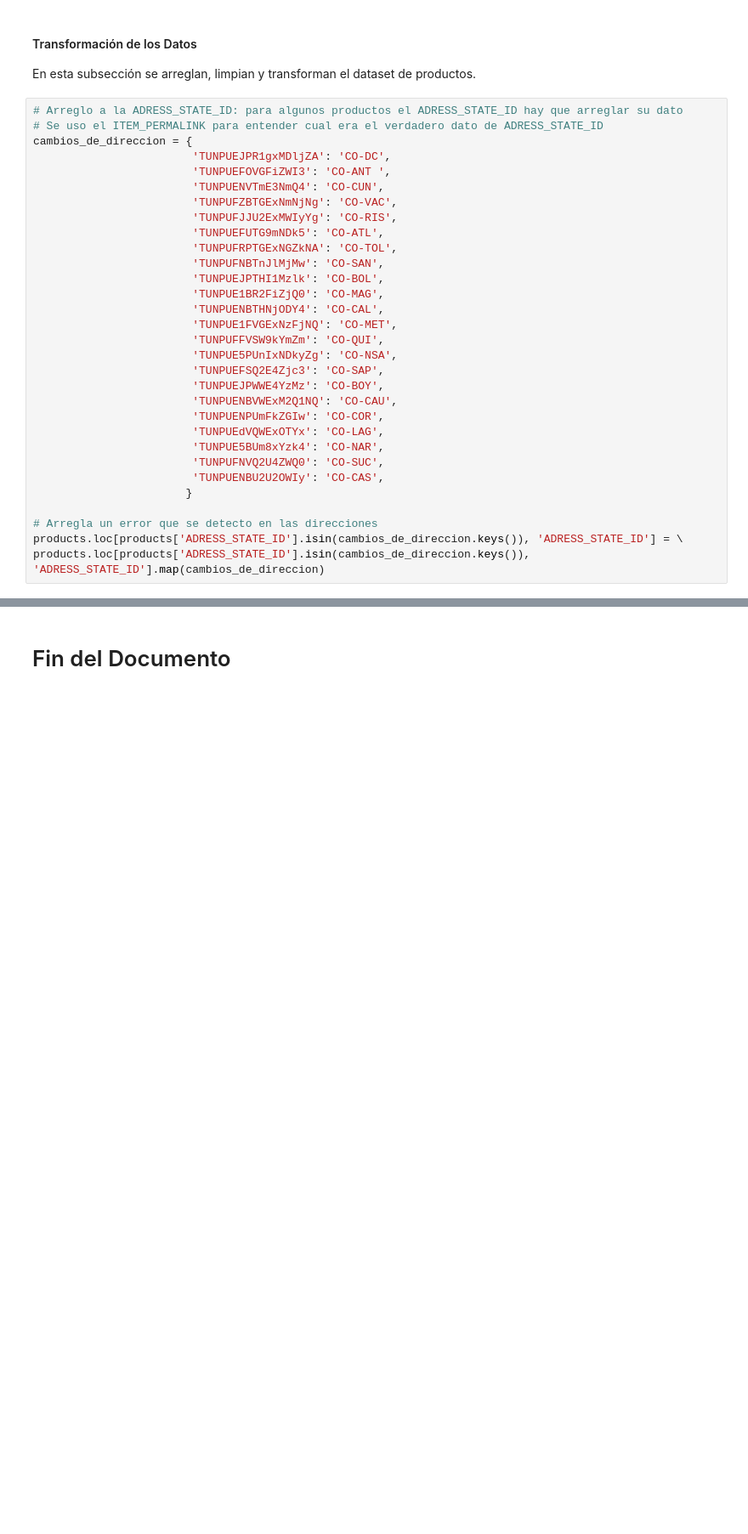
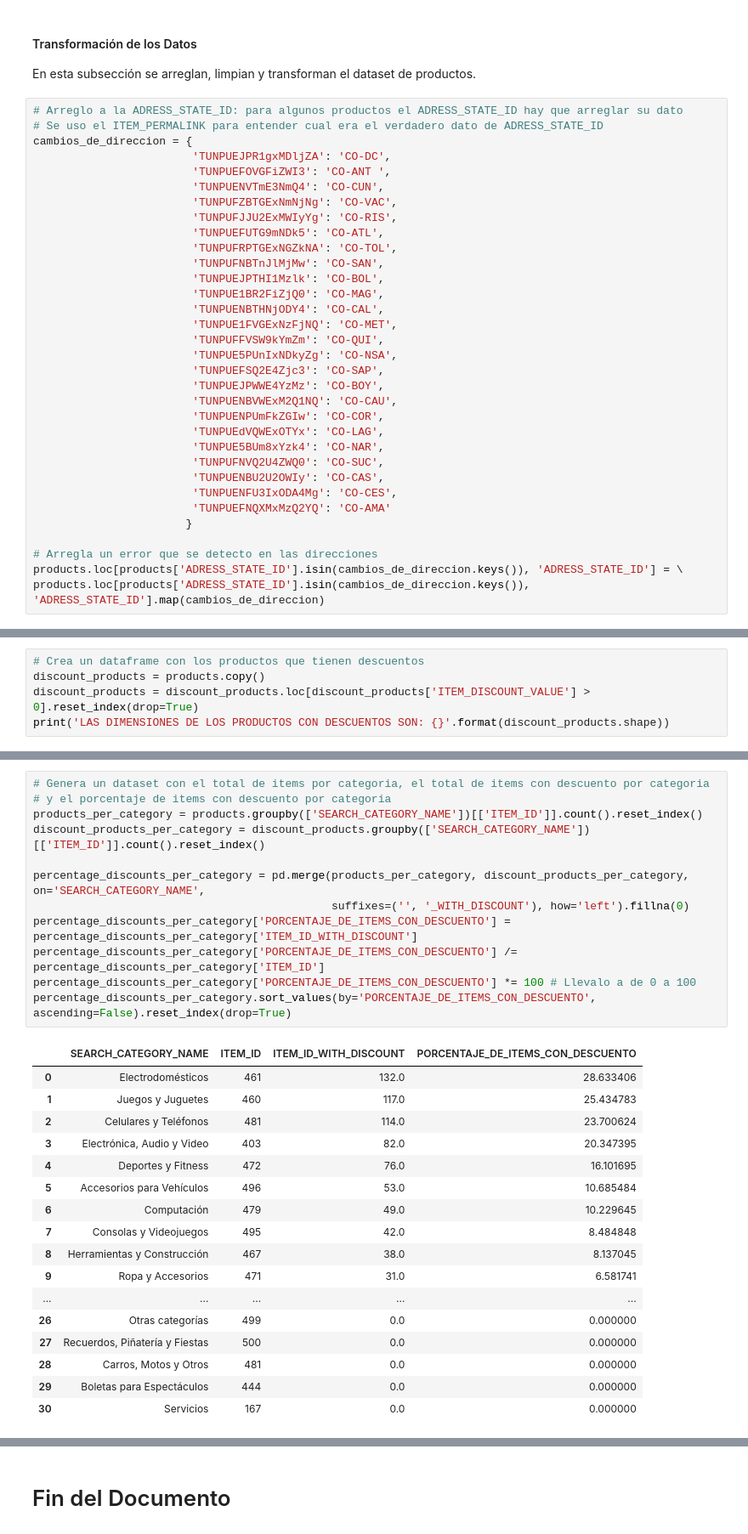
Before and after one commit to juanse1608/MeliMLChallenge, a Jupyter notebook: Notebooks/DiscountsExplotratoryAnalysis.ipynb, the cells around one changed output, grey strips where cells are left out. Shown at 85% size. Cells and saved outputs as stored; diff of their text form; blank space fills up the shorter version.

```diff
--- a/Notebooks/DiscountsExplotratoryAnalysis.ipynb
+++ b/Notebooks/DiscountsExplotratoryAnalysis.ipynb
@@ -111,6 +114,8 @@ cambios_de_direccion = {
                         'TUNPUE5BUm8xYzk4': 'CO-NAR',
                         'TUNPUFNVQ2U4ZWQ0': 'CO-SUC',
                         'TUNPUENBU2U2OWIy': 'CO-CAS',
+                        'TUNPUENFU3IxODA4Mg': 'CO-CES',
+                        'TUNPUEFNQXMxMzQ2YQ': 'CO-AMA'
                        }
 
 # Arregla un error que se detecto en las direcciones
@@ -174,0 +191,5 @@ ADRESS_STATE_ID 27
+# %%
+# Crea un dataframe con los productos que tienen descuentos
+discount_products = products.copy()
+discount_products = discount_products.loc[discount_products['ITEM_DISCOUNT_VALUE'] > 0].reset_index(drop=True)
+print('LAS DIMENSIONES DE LOS PRODUCTOS CON DESCUENTOS SON: {}'.format(discount_products.shape))
@@ -174,0 +212,30 @@ ADRESS_STATE_ID 27
+# %%
+# Genera un dataset con el total de items por categoria, el total de items con descuento por categoria
+# y el porcentaje de items con descuento por categoria
+products_per_category = products.groupby(['SEARCH_CATEGORY_NAME'])[['ITEM_ID']].count().reset_index()
+discount_products_per_category = discount_products.groupby(['SEARCH_CATEGORY_NAME'])[['ITEM_ID']].count().reset_index()
+
+percentage_discounts_per_category = pd.merge(products_per_category, discount_products_per_category, on='SEARCH_CATEGORY_NAME',
+                                             suffixes=('', '_WITH_DISCOUNT'), how='left').fillna(0)
+percentage_discounts_per_category['PORCENTAJE_DE_ITEMS_CON_DESCUENTO'] = percentage_discounts_per_category['ITEM_ID_WITH_DISCOUNT']
+percentage_discounts_per_category['PORCENTAJE_DE_ITEMS_CON_DESCUENTO'] /= percentage_discounts_per_category['ITEM_ID']
+percentage_discounts_per_category['PORCENTAJE_DE_ITEMS_CON_DESCUENTO'] *= 100 # Llevalo a de 0 a 100
+percentage_discounts_per_category.sort_values(by='PORCENTAJE_DE_ITEMS_CON_DESCUENTO', ascending=False).reset_index(drop=True)
+# %% [output]
+|  | SEARCH_CATEGORY_NAME | ITEM_ID | ITEM_ID_WITH_DISCOUNT | PORCENTAJE_DE_ITEMS_CON_DESCUENTO |
+| 0 | Electrodomésticos | 461 | 132.0 | 28.633406 |
+| 1 | Juegos y Juguetes | 460 | 117.0 | 25.434783 |
+| 2 | Celulares y Teléfonos | 481 | 114.0 | 23.700624 |
+| 3 | Electrónica, Audio y Video | 403 | 82.0 | 20.347395 |
+| 4 | Deportes y Fitness | 472 | 76.0 | 16.101695 |
+| 5 | Accesorios para Vehículos | 496 | 53.0 | 10.685484 |
+| 6 | Computación | 479 | 49.0 | 10.229645 |
+| 7 | Consolas y Videojuegos | 495 | 42.0 | 8.484848 |
+| 8 | Herramientas y Construcción | 467 | 38.0 | 8.137045 |
+| 9 | Ropa y Accesorios | 471 | 31.0 | 6.581741 |
+| ... | ... | ... | ... | ... |
+| 26 | Otras categorías | 499 | 0.0 | 0.000000 |
+| 27 | Recuerdos, Piñatería y Fiestas | 500 | 0.0 | 0.000000 |
+| 28 | Carros, Motos y Otros | 481 | 0.0 | 0.000000 |
+| 29 | Boletas para Espectáculos | 444 | 0.0 | 0.000000 |
+| 30 | Servicios | 167 | 0.0 | 0.000000 |
```
Also changed, not shown: parts of 18 cells of this notebook, 1 other file.
